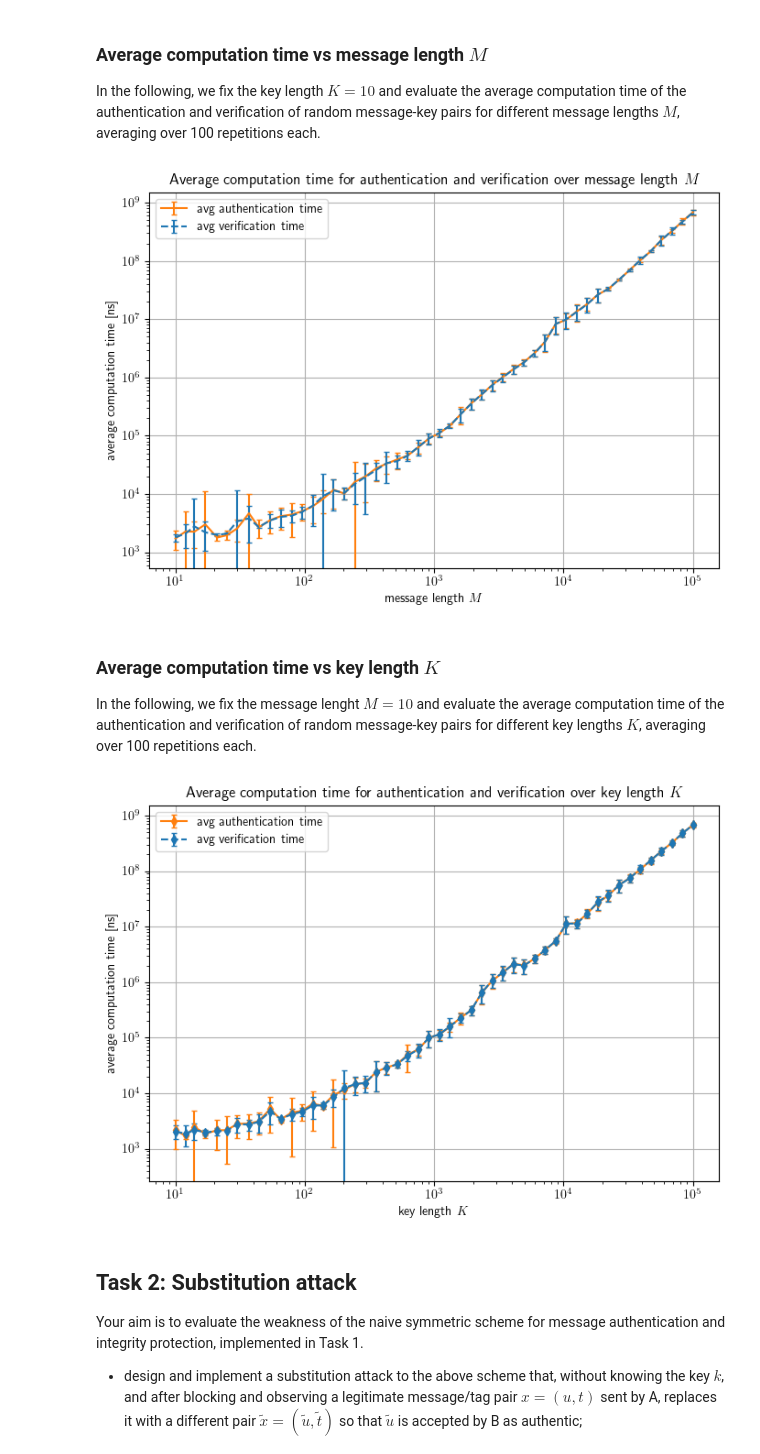
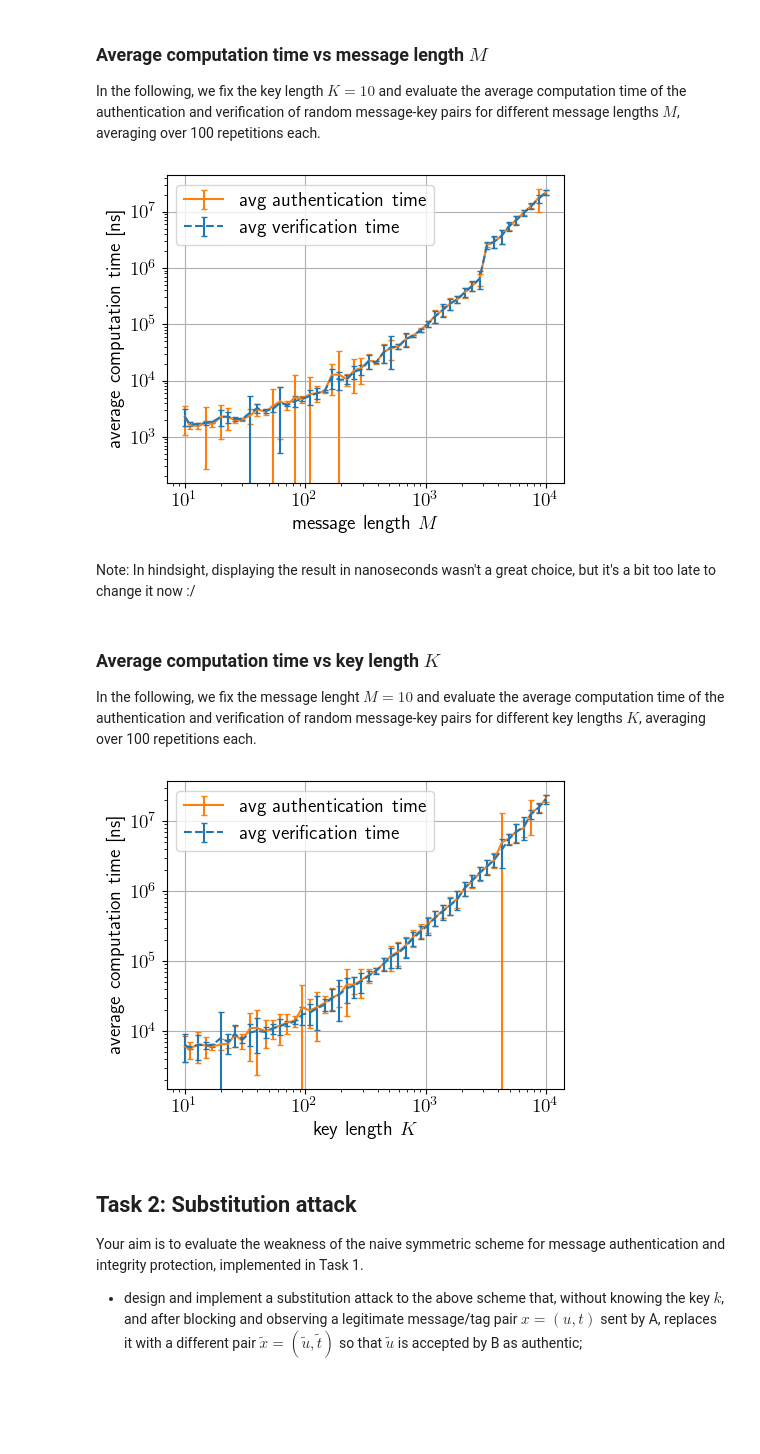
Before and after one commit to lm-schulze/InfoSec, a Jupyter notebook: Lab3.ipynb, the cells around one changed output. Saved outputs shown, nothing was run; the diff lists cells and outputs as text; code cells hidden in the pictures; blank space fills up the shorter version.

Commit message:
Refined plots, added forging success probability analysis

```diff
--- a/Lab3.ipynb
+++ b/Lab3.ipynb
@@ -6,6 +6,7 @@ Laboratory session 3 of *Information Security*, AY 2024/25. In this notebook, we
 import numpy as np
 import matplotlib.pyplot as plt
 plt.rcParams['text.usetex'] = True
+plt.rcParams['font.size'] = 14
 import random
 import time
 # %% [markdown]
@@ -115,7 +116,7 @@ In the following, we fix the key length $K=10$ and evaluate the average computat
 # %%
 # time the authentication and verification
 K = 10 # fixed key length
-M_vals = np.logspace(1, 5, 50, dtype=int) # values of message length M to test
+M_vals = np.logspace(1, 4, 50, dtype=int) # values of message length M to test
 N = 100 # repetitions per M_val
 avg_time_M = np.empty((len(M_vals), 3), dtype=float) # save average computation time for each M
 std_time_M = np.empty((len(M_vals), 3), dtype=float) # save stddev of computation time for each M
@@ -134,21 +135,23 @@ for j, M in enumerate(M_vals):
     std_time_M[j, :] = np.std(time_arr, axis=0) # save time stddev
 # %%
 # make plot
-fig, ax = plt.subplots(figsize=(7, 5), tight_layout=True)
+fig, ax = plt.subplots(figsize=(5, 4), tight_layout=True)
 ax.errorbar(M_vals, avg_time_M[:, 0], yerr=std_time_M[:, 0], label="avg authentication time", capsize=2, c='tab:orange')
 ax.errorbar(M_vals, avg_time_M[:, 1], yerr=std_time_M[:, 1], label="avg verification time", capsize=2, ls='--', c='tab:blue')
 #ax.errorbar(M_vals, avg_time_M[:, 2], yerr=std_time_M[:, 2], label="total" )
 ax.legend(loc='best')
 ax.set_xlabel("message length $M$")
 ax.set_ylabel("average computation time [ns]")
 ax.set_xscale('log')
 ax.set_yscale('log')
-ax.set_title('Average computation time for authentication and verification over message length $M$')
+##ax.set_title('Average computation time for authentication and verification over message length $M$')
 ax.grid()
 fig.savefig("auth_scheme_time_vs_M", dpi=1000)
 plt.show()
 # %% [output]
-[figure, old version]
+[figure, new version]
+# %% [markdown]
+Note: In hindsight, displaying the result in nanoseconds wasn't a great choice, but it's a bit too late to change it now :/
 # %% [markdown]
 ### Average computation time vs key length $K$
 In the following, we fix the message lenght $M=10$ and evaluate the average computation time of the authentication and verification of random message-key pairs for different key lengths $K$, averaging over 100 repetitions each.
@@ -174,21 +177,21 @@ for j, K in enumerate(K_vals):
     std_time_K[j, :] = np.std(time_arr, axis=0) # save time stddev
 # %%
 # make plot
-fig, ax = plt.subplots(figsize=(7, 5), tight_layout=True)
-ax.errorbar(K_vals, avg_time_K[:, 0], yerr=std_time_K[:, 0], label="avg authentication time", capsize=2, marker="d", markersize=5, c="tab:orange")
-ax.errorbar(K_vals, avg_time_K[:, 1], yerr=std_time_K[:, 1], label="avg verification time", capsize=2, marker="d", markersize=5, ls='--', c='tab:blue')
+fig, ax = plt.subplots(figsize=(5, 4), tight_layout=True)
+ax.errorbar(K_vals, avg_time_K[:, 0], yerr=std_time_K[:, 0], label="avg authentication time", capsize=2, c="tab:orange")
+ax.errorbar(K_vals, avg_time_K[:, 1], yerr=std_time_K[:, 1], label="avg verification time", capsize=2, ls='--', c='tab:blue')
 #ax.errorbar(K_vals, avg_time_K[:, 2], yerr=std_time_K[:, 2], label="total" )
 ax.legend(loc='best')
 ax.set_xlabel("key length $K$")
 ax.set_ylabel("average computation time [ns]")
 ax.set_xscale('log')
 ax.set_yscale('log')
-ax.set_title('Average computation time for authentication and verification over key length $K$')
+#ax.set_title('Average computation time for authentication and verification over key length $K$')
 ax.grid()
 fig.savefig("auth_scheme_time_vs_K", dpi=1000)
 plt.show()
 # %% [output]
-[figure, old version]
+[figure, new version]
 # %% [markdown]
 ## Task 2: Substitution attack
 Your aim is to evaluate the weakness of the naive symmetric scheme for message authentication and
```
Also changed, not shown: parts of 21 cells of this notebook.
